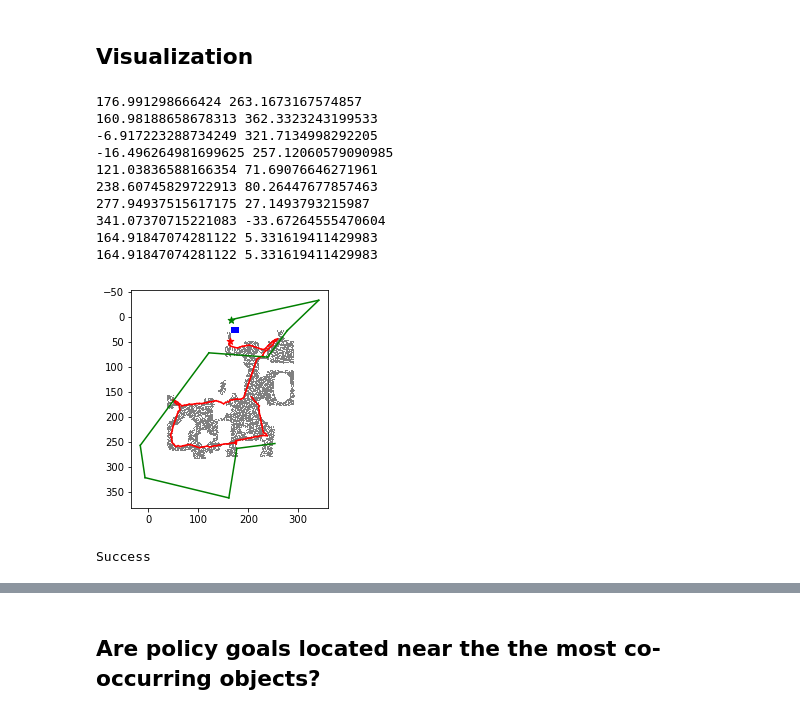
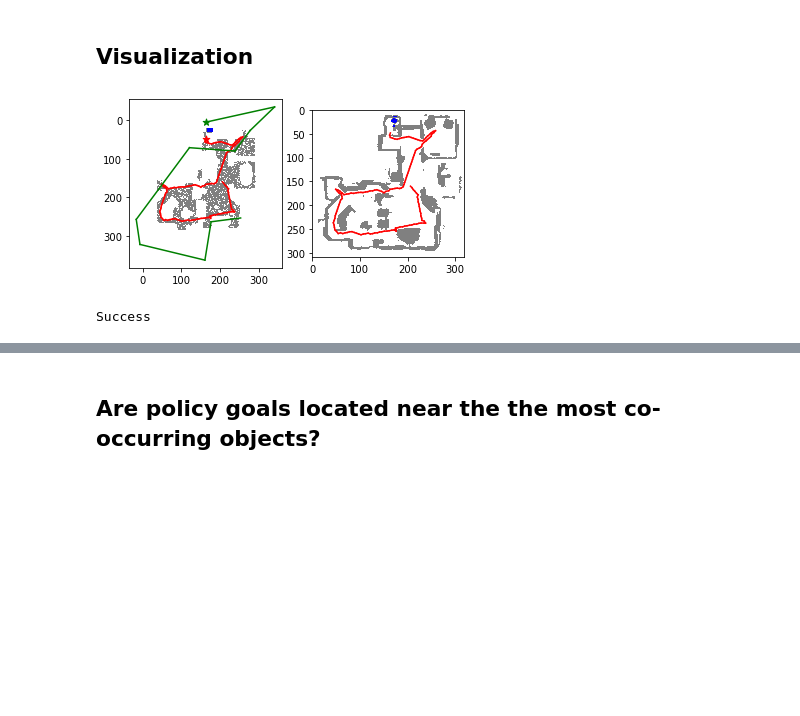
Before and after one commit to rish-raghu/Object-Goal-Navigation, a Jupyter notebook: Analysis.ipynb, the cells around one changed output, grey strips where cells are left out. Drawn from its saved outputs; the diff is of its cells as text; code cells hidden in the pictures; blank space fills up the shorter version.

```diff
--- a/Analysis.ipynb
+++ b/Analysis.ipynb
@@ -281,16 +301,6 @@ def render_episode(episode_idx, render_goals=False):
 # %%
-sem_map = render_episode(8, render_goals=True)
+sem_map = render_episode("Wiconisco", 0, render_goals=True)
 # %% [output]
+[figure, new version]
-176.991298666424 263.1673167574857
-160.98188658678313 362.3323243199533
--6.917223288734249 321.7134998292205
--16.496264981699625 257.12060579090985
-121.03836588166354 71.69076646271961
-238.60745829722913 80.26447677857463
-277.94937515617175 27.1493793215987
-341.07370715221083 -33.67264555470604
-164.91847074281122 5.331619411429983
-164.91847074281122 5.331619411429983
+Success
-[figure, old version]
-Success
 # %%
```
Also changed, not shown: parts of 8 cells of this notebook.
